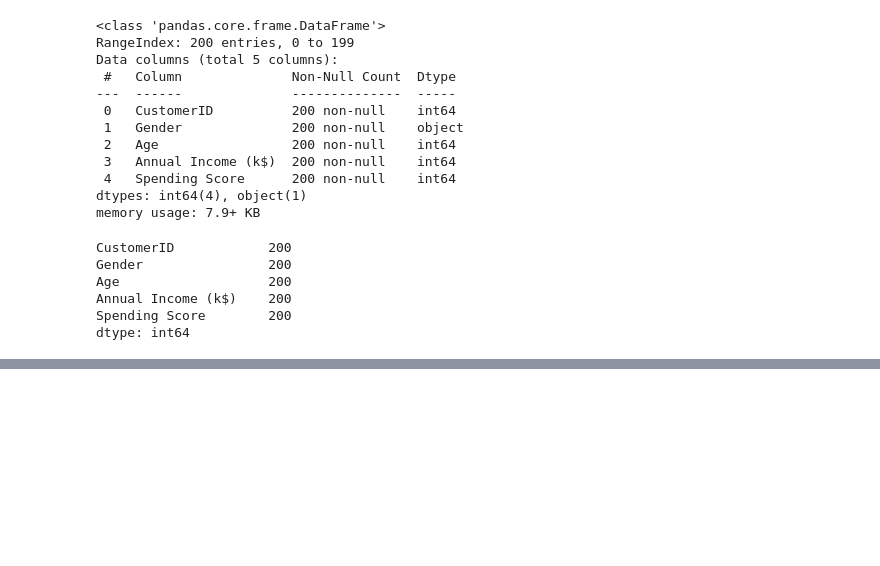
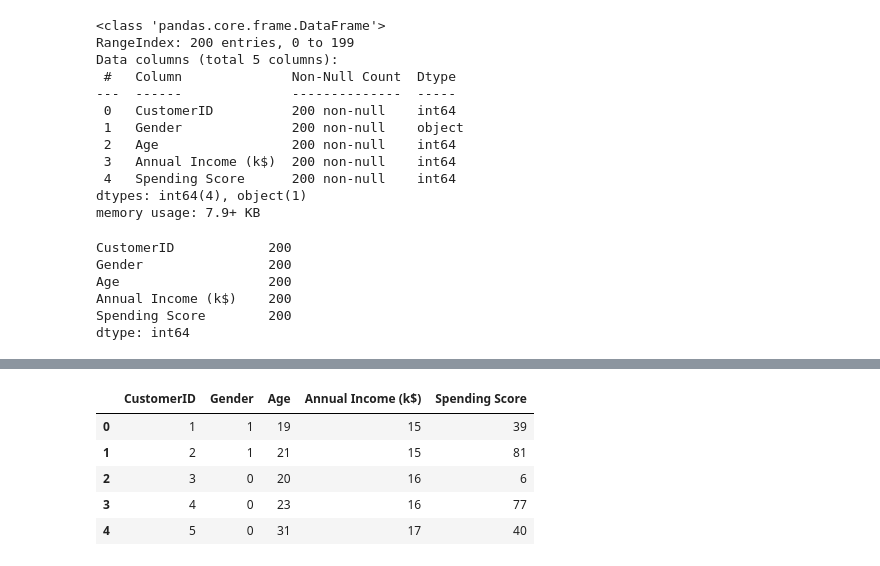
Before and after one commit to shubhamrai1318/Income_Spent_Using_Hierarchial_clusterring, a Jupyter notebook: Income_Spent_Using_Hierarchial_clusterring.ipynb, the cells around one changed output, grey strips where cells are left out. Cells and saved outputs as stored; diff of their text form; code cells hidden in the pictures; blank space fills up the shorter version.

Commit message:
Label Encoding Commit

```diff
--- a/Income_Spent_Using_Hierarchial_clusterring.ipynb
+++ b/Income_Spent_Using_Hierarchial_clusterring.ipynb
@@ -82,0 +94,13 @@ dtype: int64
+# %%
+from sklearn import preprocessing
+label_encoder = preprocessing.LabelEncoder()
+df['Gender'] = label_encoder.fit_transform(df['Gender'])
+# %%
+df.head()
+# %% [output]
+|  | CustomerID | Gender | Age | Annual Income (k$) | Spending Score |
+| 0 | 1 | 1 | 19 | 15 | 39 |
+| 1 | 2 | 1 | 21 | 15 | 81 |
+| 2 | 3 | 0 | 20 | 16 | 6 |
+| 3 | 4 | 0 | 23 | 16 | 77 |
+| 4 | 5 | 0 | 31 | 17 | 40 |
```
Also changed, not shown: parts of 3 cells of this notebook.
